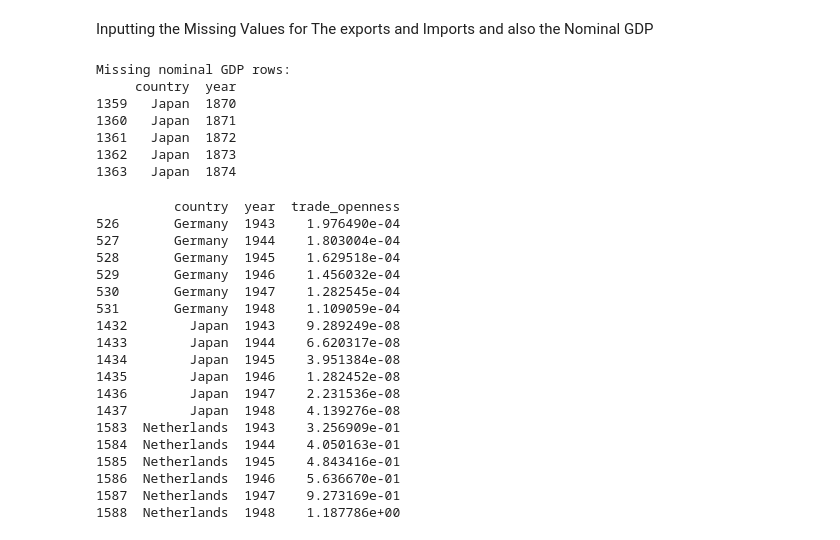
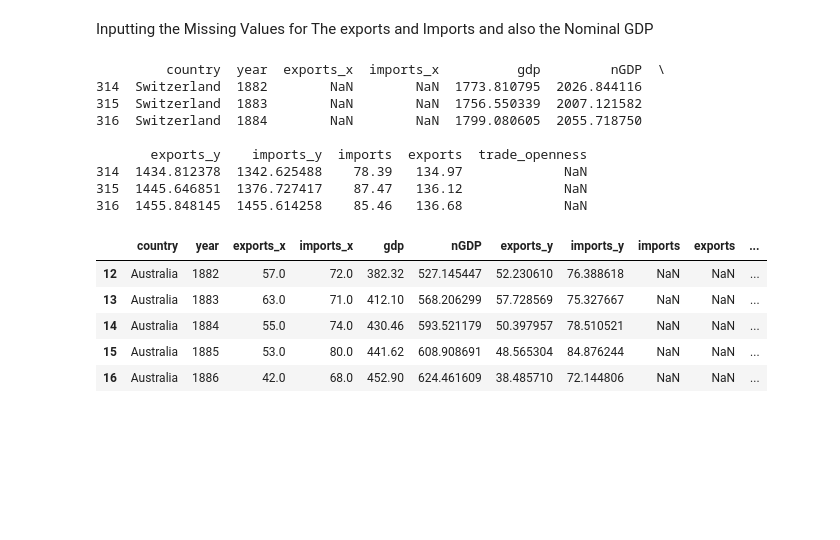
Before and after one commit to LorenzoAlessandro/Panel-Data-Project-Financial-Econometrics, a Jupyter notebook: Data/DATA EXTRACTION AND DESCRIPITIVE STATISTICS.ipynb, the cells around one changed output. Cells and saved outputs as stored; diff of their text form; code cells hidden in the pictures; blank space fills up the shorter version.

Commit message:
Data Set Done

```diff
--- a/Data/DATA EXTRACTION AND DESCRIPITIVE STATISTICS.ipynb
+++ b/Data/DATA EXTRACTION AND DESCRIPITIVE STATISTICS.ipynb
@@ -191,72 +195,47 @@ df_TradeOpenness.loc[mask_de, "imports"] = [
 ]
 df_TradeOpenness.loc[mask_de, "exports"] = [ 1761.95, 738.11, 904.78, 833.35, 1119.07, 1393.73, 1711.00, 1047.51, 1839.12, 1599.10 ]
 
-missing_gdp = df_TradeOpenness[df_TradeOpenness["nGDP"].isna()]
-print("Missing nominal GDP rows:")
-print(missing_gdp[["country", "year"]].head())
+df_TradeOpenness = df_TradeOpenness[(df_TradeOpenness['year'] >= 1882) & (df_TradeOpenness['year'] <= 2020)]
-# %% [output]
-Missing nominal GDP rows:
-     country  year
-1359   Japan  1870
-1360   Japan  1871
-1361   Japan  1872
-1362   Japan  1873
-1363   Japan  1874
 # %%
 # Calculating Trade Openness
 df_TradeOpenness['trade_openness'] = (df_TradeOpenness['exports_x'] + df_TradeOpenness['imports_x']) / df_TradeOpenness['nGDP']
 #interpolating the Missing data statisitcs
 
 def interpolate_openness_for_country_years(df, country, start_year, end_year):
-    # Work only with this country's data
     mask_country = df["country"] == country
     df_country = df.loc[mask_country].sort_values("year").copy()
-
-    # Interpolate openness over the full series for that country
     df_country["openness_interp"] = df_country["trade_openness"].interpolate(method="linear")
-
-    # Restrict to the target gap years
     mask_gap_years = (df_country["year"] >= start_year) & (df_country["year"] <= end_year)
-
-    # Write interpolated values back into main df
     df.loc[mask_country & mask_gap_years, "trade_openness"] = df_country.loc[mask_gap_years, "openness_interp"].values
-
     return df
-
 # Germany: 1944–1947
 df_TradeOpenness = interpolate_openness_for_country_years(df_TradeOpenness, "Germany", 1944, 1947)
-
 # Japan: 1944–1945
 df_TradeOpenness = interpolate_openness_for_country_years(df_TradeOpenness, "Japan", 1944, 1945)
-
 # Netherlands: 1944–1945
 df_TradeOpenness = interpolate_openness_for_country_years(df_TradeOpenness, "Netherlands", 1944, 1945)
+# Germany 1914-1920
+df_TradeOpenness = interpolate_openness_for_country_years(df_TradeOpenness, "Germany", 1914, 1923)
+# Switzerland 1882-1884
+df_TradeOpenness = interpolate_openness_for_country_years(df_TradeOpenness, "Switzerland", 1882, 1884)
+# Australia 1914
+df_TradeOpenness = interpolate_openness_for_country_years(df_TradeOpenness, "Australia", 1914, 1914)
+print(df_TradeOpenness[df_TradeOpenness["trade_openness"].isna()])
 
-
-print(
-    df_TradeOpenness.loc[(df_TradeOpenness["country"].isin(["Germany", "Japan", "Netherlands"])) &
-         (df_TradeOpenness["year"].between(1943, 1948)),
-         ["country", "year", "trade_openness"]]
-    .sort_values(["country", "year"])
-    .head(30)
-)
+df_TradeOpenness.head()
 # %% [output]
-          country  year  trade_openness
-526       Germany  1943    1.976490e-04
-527       Germany  1944    1.803004e-04
-528       Germany  1945    1.629518e-04
-529       Germany  1946    1.456032e-04
-530       Germany  1947    1.282545e-04
-531       Germany  1948    1.109059e-04
-1432        Japan  1943    9.289249e-08
-1433        Japan  1944    6.620317e-08
-1434        Japan  1945    3.951384e-08
-1435        Japan  1946    1.282452e-08
-1436        Japan  1947    2.231536e-08
-1437        Japan  1948    4.139276e-08
-1583  Netherlands  1943    3.256909e-01
-1584  Netherlands  1944    4.050163e-01
-1585  Netherlands  1945    4.843416e-01
-1586  Netherlands  1946    5.636670e-01
-1587  Netherlands  1947    9.273169e-01
-1588  Netherlands  1948    1.187786e+00
+         country  year  exports_x  imports_x          gdp         nGDP  \
+314  Switzerland  1882        NaN        NaN  1773.810795  2026.844116
+315  Switzerland  1883        NaN        NaN  1756.550339  2007.121582
+316  Switzerland  1884        NaN        NaN  1799.080605  2055.718750
+
+       exports_y    imports_y  imports  exports  trade_openness
+314  1434.812378  1342.625488    78.39   134.97             NaN
+315  1445.646851  1376.727417    87.47   136.12             NaN
+316  1455.848145  1455.614258    85.46   136.68             NaN
+|  | country | year | exports_x | imports_x | gdp | nGDP | exports_y | imports_y | imports | exports | ... |
+| 12 | Australia | 1882 | 57.0 | 72.0 | 382.32 | 527.145447 | 52.230610 | 76.388618 | NaN | NaN | ... |
+| 13 | Australia | 1883 | 63.0 | 71.0 | 412.10 | 568.206299 | 57.728569 | 75.327667 | NaN | NaN | ... |
+| 14 | Australia | 1884 | 55.0 | 74.0 | 430.46 | 593.521179 | 50.397957 | 78.510521 | NaN | NaN | ... |
+| 15 | Australia | 1885 | 53.0 | 80.0 | 441.62 | 608.908691 | 48.565304 | 84.876244 | NaN | NaN | ... |
+| 16 | Australia | 1886 | 42.0 | 68.0 | 452.90 | 624.461609 | 38.485710 | 72.144806 | NaN | NaN | ... |
```
Also changed, not shown: parts of 8 cells of this notebook, 7 other files.
